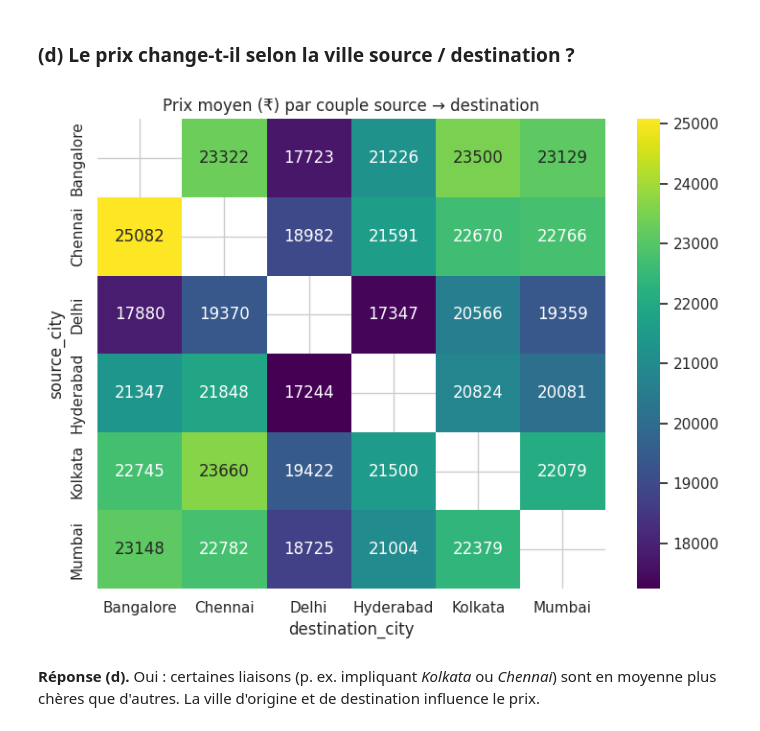
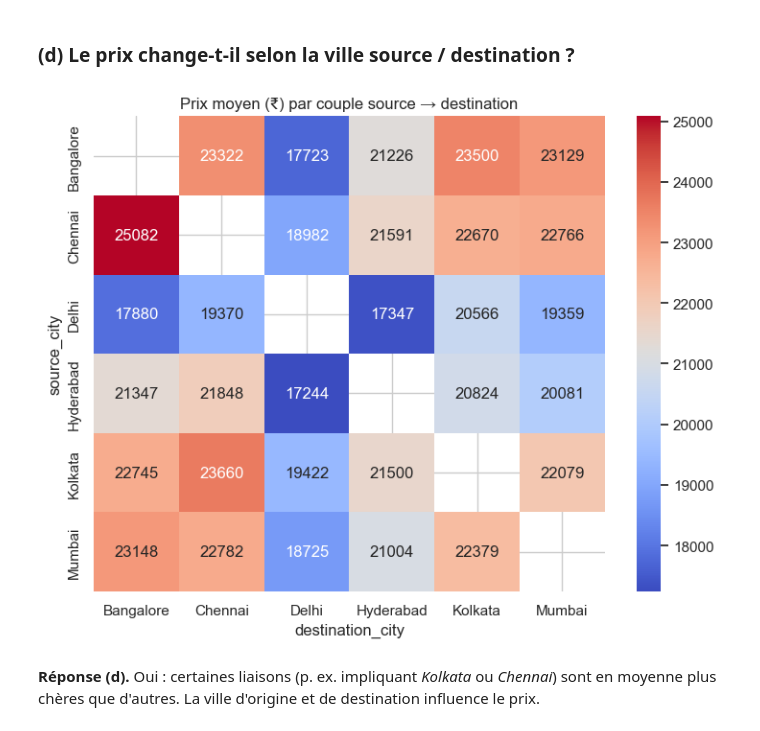
Before and after one commit to eliotthbn/fondement_ia, a Jupyter notebook: Projet_Prix_Vols.ipynb, the cells around one changed output. Drawn from its saved outputs; the diff is of its cells as text; code cells hidden in the pictures.

```diff
--- a/Projet_Prix_Vols.ipynb
+++ b/Projet_Prix_Vols.ipynb
@@ -234,12 +234,12 @@ plt.tight_layout(); plt.show()
 # %%
 pvt = df.pivot_table(index='source_city', columns='destination_city',
                      values='price', aggfunc='mean')
 plt.figure(figsize=(7.5,6))
-sns.heatmap(pvt, annot=True, fmt=".0f", cmap="viridis")
+sns.heatmap(pvt, annot=True, fmt=".0f", cmap="coolwarm")
 plt.title("Prix moyen (₹) par couple source → destination")
 plt.tight_layout(); plt.show()
 # %% [output]
-[figure, old version]
+[figure, new version]
 # %% [markdown]
 **Réponse (d).** Oui : certaines liaisons (p. ex. impliquant *Kolkata* ou *Chennai*) sont
 en moyenne plus chères que d'autres. La ville d'origine et de destination influence le prix.
```
Also changed, not shown: parts of 4 cells of this notebook, 1 other file.
